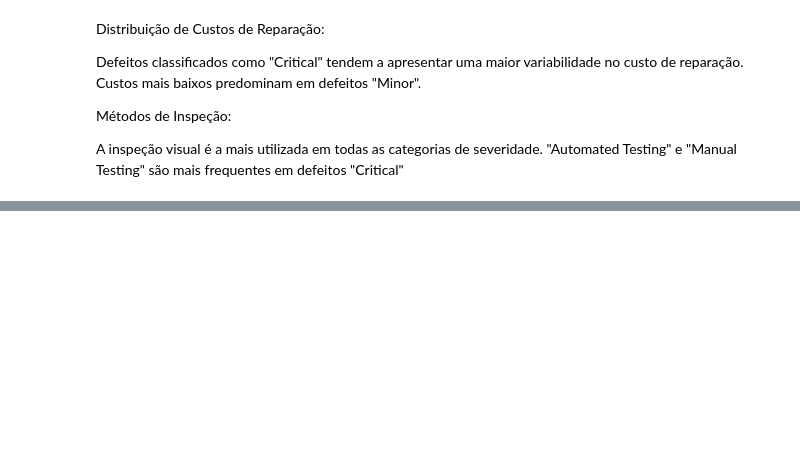
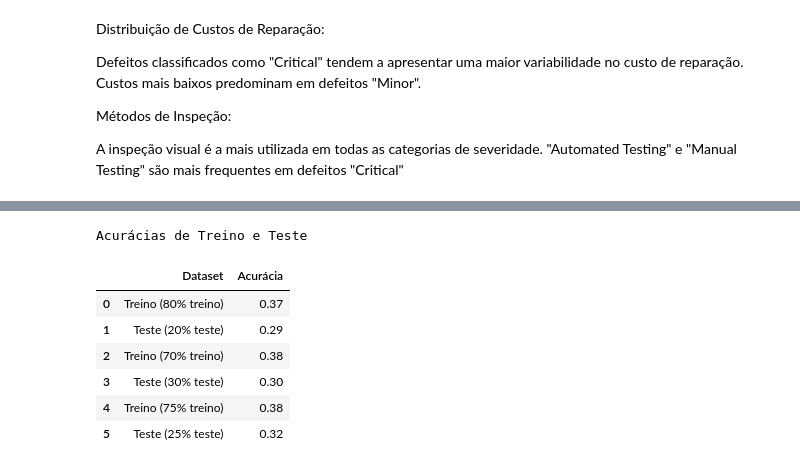
Before and after one commit to caioding/ZL-Academy-LG-, a Jupyter notebook: machine-learning/defect_svm.ipynb, the cells around one changed output, grey strips where cells are left out. Saved outputs shown, nothing was run; the diff lists cells and outputs as text; code cells hidden in the pictures; blank space fills up the shorter version.

```diff
--- a/machine-learning/defect_svm.ipynb
+++ b/machine-learning/defect_svm.ipynb
@@ -177,0 +128,4 @@ y_pred = svm_clf.predict(X_test)
+# %%
+svm_clfl_70 = svm.SVC(kernel='linear', probability=True, random_state=42)
+svm_clfl_70.fit(X_train_70, y_train_70)
+cv_scores_70 = cross_val_score(svm_clfl_70, X_train_70, y_train_70, cv=5, scoring='accuracy')
@@ -178,3 +143,13 @@ y_pred = svm_clf.predict(X_test)
+# %%
+y_train_pred_70 = svm_clfl_70.predict(X_train_70)
+y_test_pred_30 = svm_clfl_70.predict(X_test_30)
+train_accuracy_70 = accuracy_score(y_train_70, y_train_pred_70)
+test_accuracy_30 = accuracy_score(y_test_30, y_test_pred_30)
+# %%
+y_train_pred_75 = svm_clfl_75.predict(X_train_75)
+y_test_pred_25 = svm_clfl_75.predict(X_test_25)
+train_accuracy_75 = accuracy_score(y_train_75, y_train_pred_75)
+test_accuracy_25 = accuracy_score(y_test_25, y_test_pred_25)
 # %%
 df = pd.DataFrame({'Actual': y_test, 'Predicted': y_pred})
 df.head()
@@ -188,3 +177,29 @@ df.head()
+# %%
+# Dados das acurácias de treino e teste
+accuracy_data = {
+    'Dataset': ['Treino (80% treino)', 'Teste (20% teste)', 'Treino (70% treino)', 'Teste (30% teste)', 'Treino (75% treino)', 'Teste (25% teste)'],
+    'Acurácia': [train_accuracy, accuracy, train_accuracy_70, test_accuracy_30, train_accuracy_75, test_accuracy_25]
+}
+
+# Criar DataFrame
+accuracy_df = pd.DataFrame(accuracy_data)
+
+# Estilizar a tabela
+accuracy_df_styled = accuracy_df.style.set_caption("Acurácias de Treino e Teste").format({
+    'Acurácia': '{:.2f}'
+})
+
+# Exibir a tabela no notebook
+accuracy_df_styled
+# %% [output]
+Acurácias de Treino e Teste
+|  | Dataset | Acurácia |
+| 0 | Treino (80% treino) | 0.37 |
+| 1 | Teste (20% teste) | 0.29 |
+| 2 | Treino (70% treino) | 0.38 |
+| 3 | Teste (30% teste) | 0.30 |
+| 4 | Treino (75% treino) | 0.38 |
+| 5 | Teste (25% teste) | 0.32 |
 # %%
 mse = mean_squared_error(y_test, y_pred)
 print('Erro quadratico medio (MSE): ', mse)
```
Also changed, not shown: parts of 26 cells of this notebook, 7 other files.
